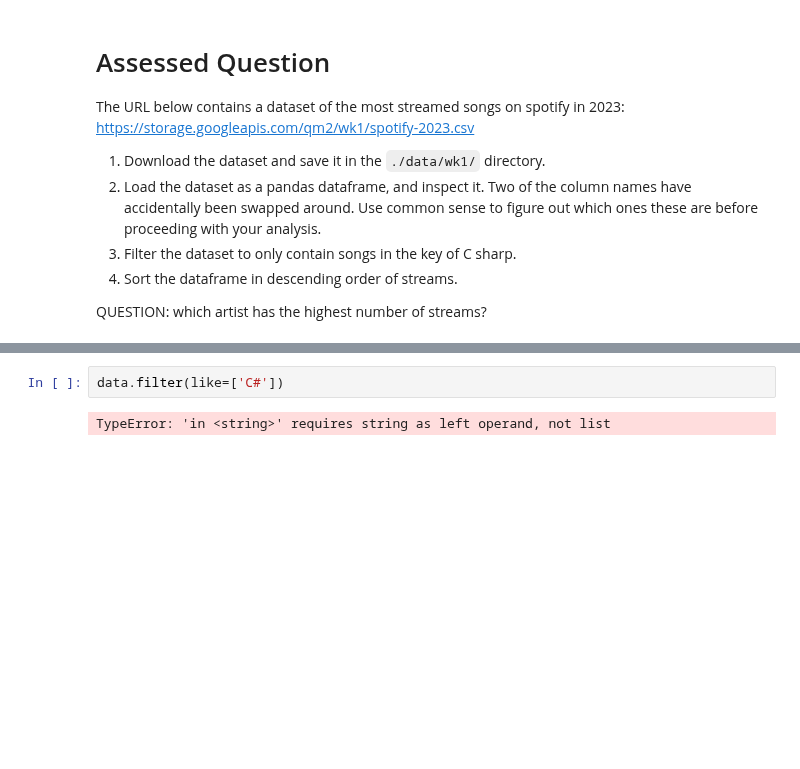
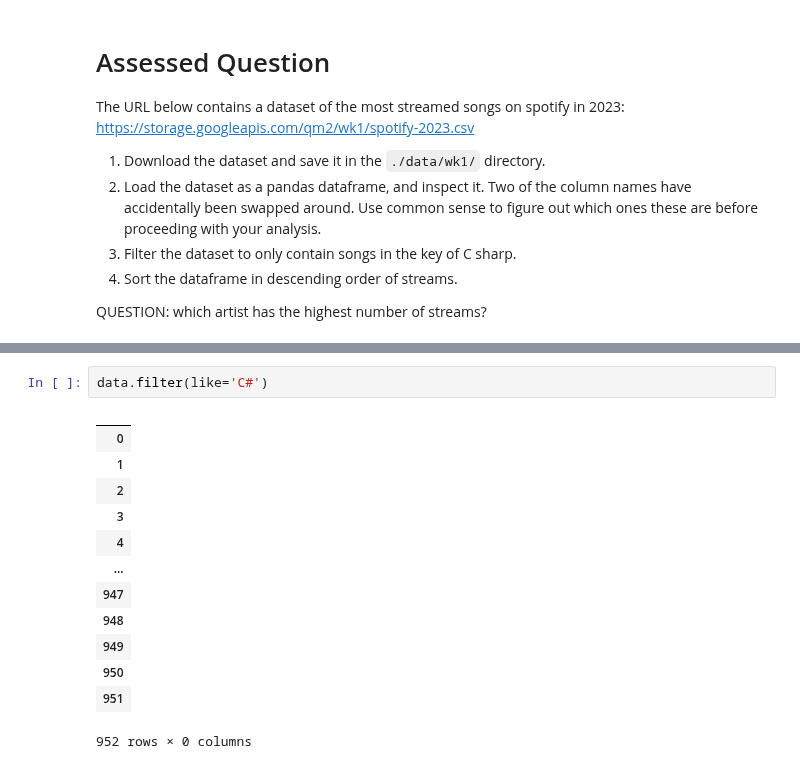
Before and after one commit to joe-lrrde/QM2, a Jupyter notebook: notebooks/W01. Python Recap.ipynb, the cells around one changed output, grey strips where cells are left out. Drawn from its saved outputs; the diff is of its cells as text; blank space fills up the shorter version.

```diff
--- a/notebooks/W01. Python Recap.ipynb
+++ b/notebooks/W01. Python Recap.ipynb
@@ -279,4 +285,16 @@ data.filter(items=['key'])
 # %%
-data.filter(like=['C#'])
+data.filter(like='C#')
 # %% [output]
+|  |
+| 0 |
+| 1 |
+| 2 |
+| 3 |
+| 4 |
+| ... |
+| 947 |
+| 948 |
+| 949 |
+| 950 |
+| 951 |
-TypeError: 'in <string>' requires string as left operand, not list
+952 rows × 0 columns
```
Also changed, not shown: parts of 1 cell of this notebook.
